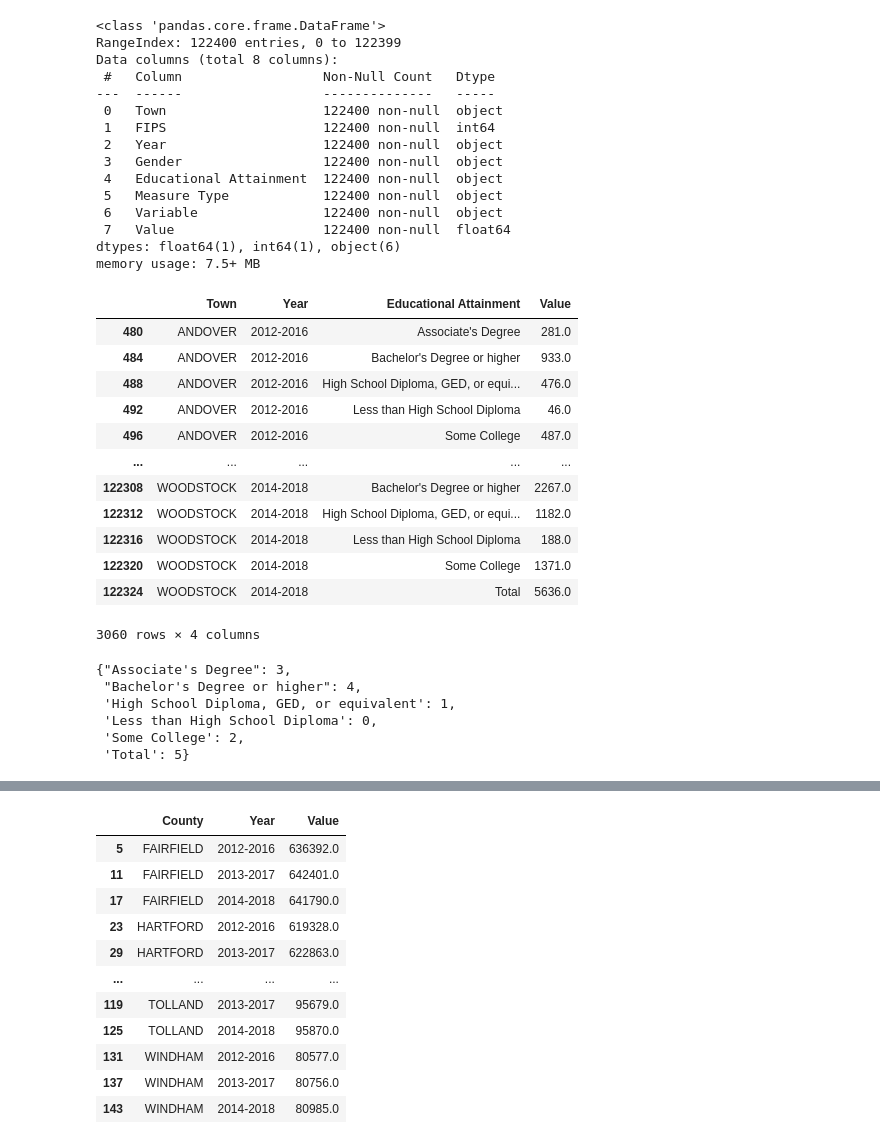
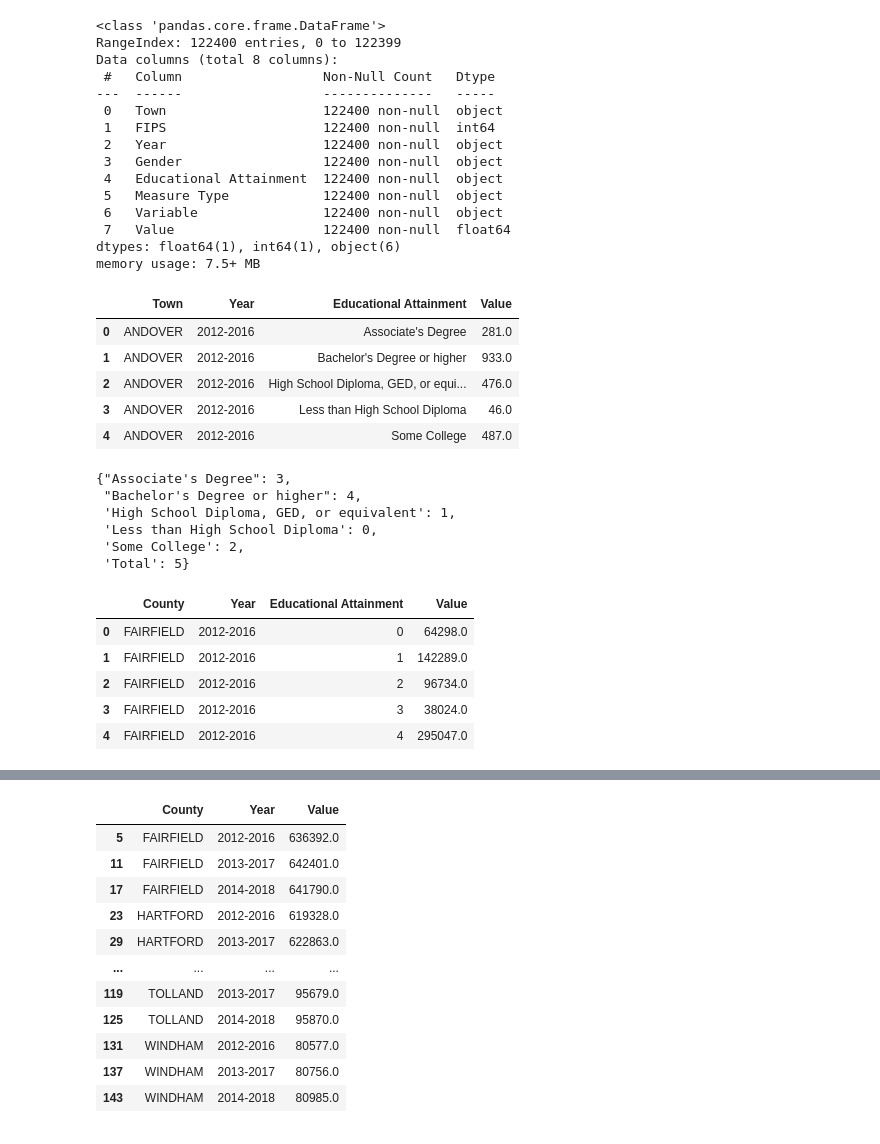
Before and after one commit to muhan-zhang/data200-final-project, a Jupyter notebook: Project.ipynb, the cells around one changed output, grey strips where cells are left out. Cells and saved outputs as stored; diff of their text form; code cells hidden in the pictures.

```diff
--- a/Project.ipynb
+++ b/Project.ipynb
@@ -1092,4 +1092,20 @@ Data columns (total 8 columns):
 dtypes: float64(1), int64(1), object(6)
 memory usage: 7.5+ MB
 # %%
-ea_ct = ea_ct.query("Gender == 'Total'").drop("Gender", axis=1)
+ea_ct = ea_ct.query("Gender == 'Total'").drop("Gender", axis=1)\
+             .query("`Measure Type` == 'Number'").drop("Measure Type", axis=1)\
+             .query("Variable == 'Educational Attainment'").drop("Variable", axis=1)\
+             .drop("FIPS", axis=1)\
+             .query("Year == '2012-2016' or Year == '2013-2017' or Year == '2014-2018'")\
+             .query("Town != 'CONNECTICUT'")\
+             .reset_index(drop=True)
+
+ea_ct["Town"] = ea_ct["Town"].str.upper()
+ea_ct.head()
+# %% [output]
+|  | Town | Year | Educational Attainment | Value |
+| 0 | ANDOVER | 2012-2016 | Associate's Degree | 281.0 |
+| 1 | ANDOVER | 2012-2016 | Bachelor's Degree or higher | 933.0 |
+| 2 | ANDOVER | 2012-2016 | High School Diploma, GED, or equi... | 476.0 |
+| 3 | ANDOVER | 2012-2016 | Less than High School Diploma | 46.0 |
+| 4 | ANDOVER | 2012-2016 | Some College | 487.0 |
@@ -1106,16 +1111,0 @@ ea_ct["Town"] = ea_ct["Town"].str.upper()
-# %%
-ea_ct
-# %% [output]
-|  | Town | Year | Educational Attainment | Value |
-| 480 | ANDOVER | 2012-2016 | Associate's Degree | 281.0 |
-| 484 | ANDOVER | 2012-2016 | Bachelor's Degree or higher | 933.0 |
-| 488 | ANDOVER | 2012-2016 | High School Diploma, GED, or equi... | 476.0 |
-| 492 | ANDOVER | 2012-2016 | Less than High School Diploma | 46.0 |
-| 496 | ANDOVER | 2012-2016 | Some College | 487.0 |
-| ... | ... | ... | ... | ... |
-| 122308 | WOODSTOCK | 2014-2018 | Bachelor's Degree or higher | 2267.0 |
-| 122312 | WOODSTOCK | 2014-2018 | High School Diploma, GED, or equi... | 1182.0 |
-| 122316 | WOODSTOCK | 2014-2018 | Less than High School Diploma | 188.0 |
-| 122320 | WOODSTOCK | 2014-2018 | Some College | 1371.0 |
-| 122324 | WOODSTOCK | 2014-2018 | Total | 5636.0 |
-3060 rows × 4 columns
@@ -1126,13 +1112,23 @@ ea_ct = ea_ct.reset_index(drop=True)
 # %%
 ea_enc = {i: j for i, j in zip(ea_ct["Educational Attainment"].unique(), [3, 4, 1, 0, 2, 5])}
+ea_enc
+# %% [output]
+{"Associate's Degree": 3,
+ "Bachelor's Degree or higher": 4,
+ 'High School Diploma, GED, or equivalent': 1,
+ 'Less than High School Diploma': 0,
+ 'Some College': 2,
+ 'Total': 5}
-# %%
-ea_enc
-# %% [output]
-{"Associate's Degree": 3,
- "Bachelor's Degree or higher": 4,
- 'High School Diploma, GED, or equivalent': 1,
- 'Less than High School Diploma': 0,
- 'Some College': 2,
- 'Total': 5}
 # %%
-ea_ct = ea_ct.replace({"Educational Attainment": ea_enc})
+ea_ct = ea_ct.replace({"Educational Attainment": ea_enc})\
+             .merge(mnc_ct, on='Town', how='left')\
+             .groupby(["County", "Year", "Educational Attainment"], as_index=False)\
+             .sum()
+ea_ct.head()
+# %% [output]
+|  | County | Year | Educational Attainment | Value |
+| 0 | FAIRFIELD | 2012-2016 | 0 | 64298.0 |
+| 1 | FAIRFIELD | 2012-2016 | 1 | 142289.0 |
+| 2 | FAIRFIELD | 2012-2016 | 2 | 96734.0 |
+| 3 | FAIRFIELD | 2012-2016 | 3 | 38024.0 |
+| 4 | FAIRFIELD | 2012-2016 | 4 | 295047.0 |
```
Also changed, not shown: parts of 19 cells of this notebook.
